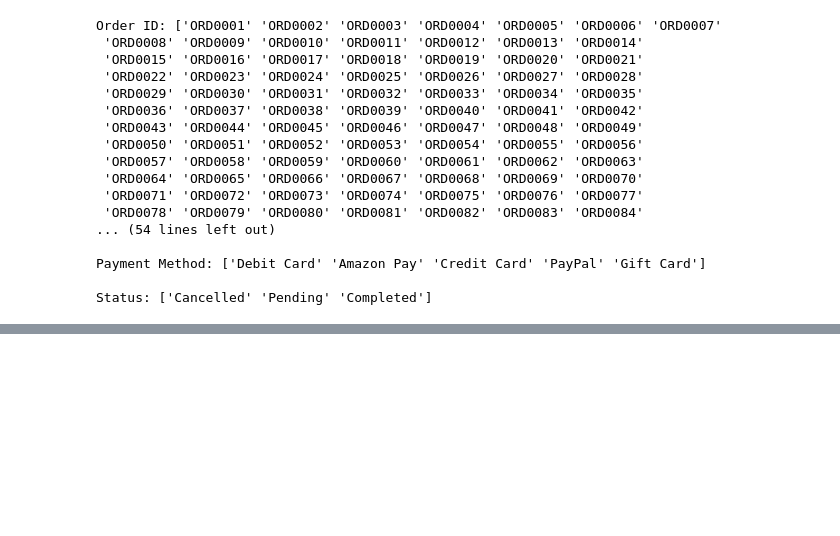
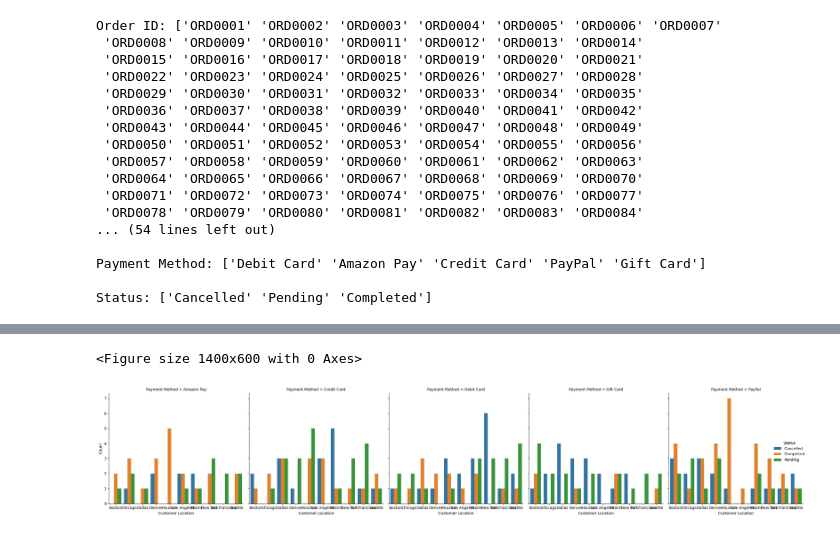
Before and after one commit to isg75/first_project, a Jupyter notebook: amazonsales.ipynb, the cells around one changed output, grey strips where cells are left out. Saved outputs shown, nothing was run; the diff lists cells and outputs as text; code cells hidden in the pictures; blank space fills up the shorter version.

```diff
--- a/amazonsales.ipynb
+++ b/amazonsales.ipynb
@@ -64,0 +181,3 @@ Status: ['Cancelled' 'Pending' 'Completed']
+# %%
+triple_group = df.groupby(['Customer Location', 'Payment Method', 'Status']).size().unstack().fillna(0)
+print(triple_group)
@@ -64,0 +299,24 @@ Status: ['Cancelled' 'Pending' 'Completed']
+# %%
+import seaborn as sns
+import matplotlib.pyplot as plt
+
+# Set figure size
+plt.figure(figsize=(14, 6))
+
+# Create a bar plot for each payment method
+sns.catplot(
+    data=long_df,
+    kind='bar',
+    x='Customer Location',
+    y='Count',
+    hue='Status',
+    col='Payment Method',
+    height=5,
+    aspect=1
+)
+
+plt.tight_layout()
+plt.show()
+# %% [output]
+<Figure size 1400x600 with 0 Axes>
+[figure, added]
```
Also changed, not shown: parts of 16 cells of this notebook.
